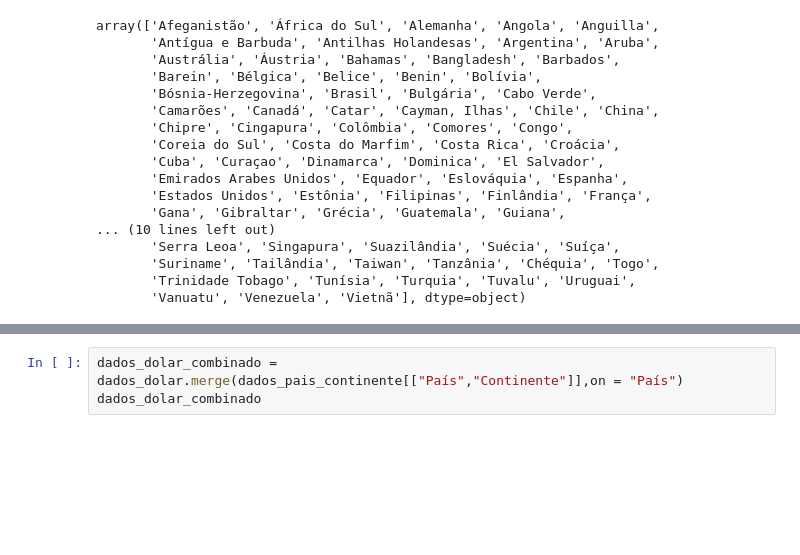
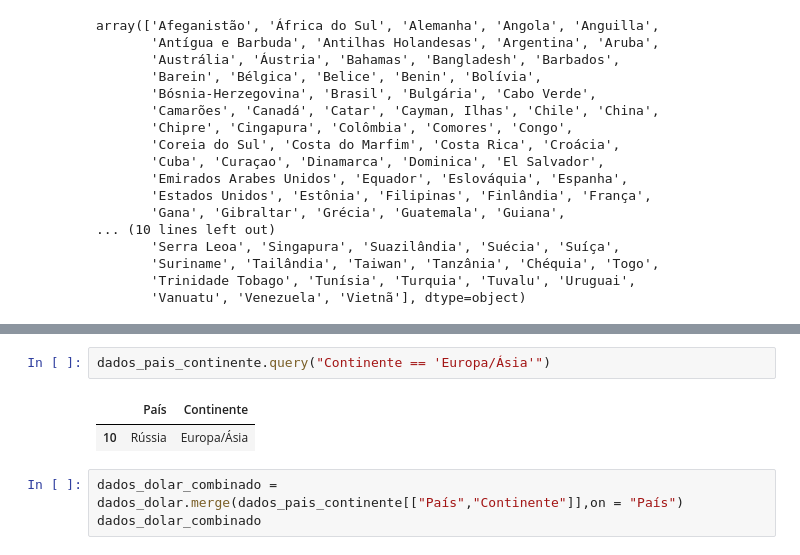
Before and after one commit to afonsosr2/techchallenge-grupo51, a Jupyter notebook: Desafio-vinhos.ipynb, the cells around one changed output, grey strips where cells are left out. Cells and saved outputs as stored; diff of their text form; blank space fills up the shorter version.

```diff
--- a/Desafio-vinhos.ipynb
+++ b/Desafio-vinhos.ipynb
@@ -141,6 +142,11 @@ dados_pais_continente
 | 214 | Montserrat | América |
 | 215 | Tuvalu | Oceania |
 216 rows × 2 columns
+# %%
+dados_pais_continente.query("Continente == 'Europa/Ásia'")
+# %% [output]
+|  | País | Continente |
+| 10 | Rússia | Europa/Ásia |
 # %%
 dados_dolar_combinado = dados_dolar.merge(dados_pais_continente[["País","Continente"]],on = "País")
 dados_dolar_combinado
```
Also changed, not shown: parts of 4 cells of this notebook.
